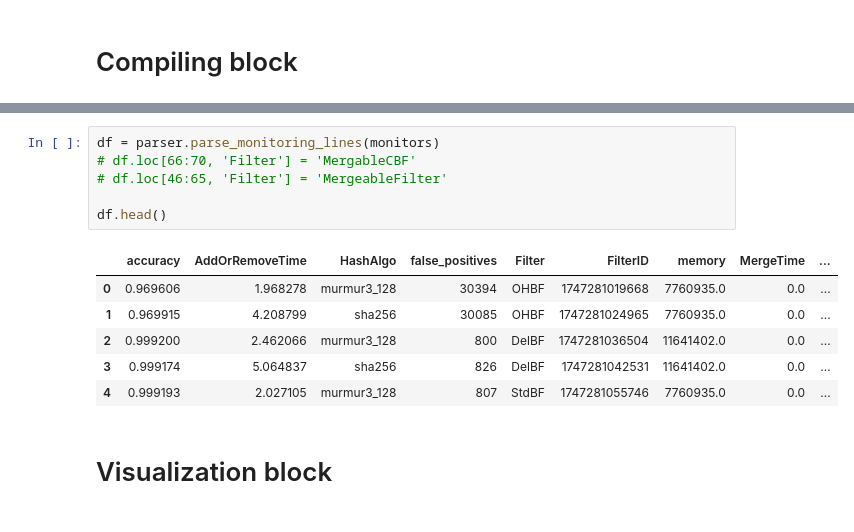
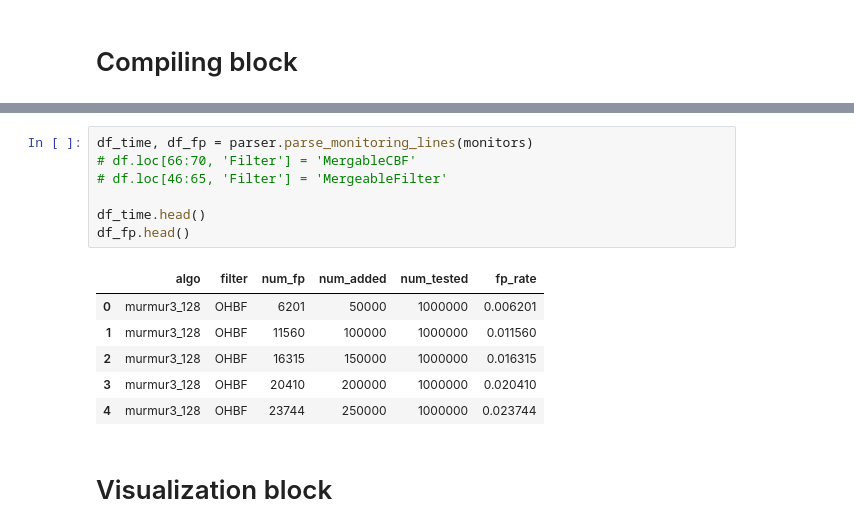
Before and after one commit to anhvt2k3/cpp-bfvars, a Jupyter notebook: capstone-handler.ipynb, the cells around one changed output, grey strips where cells are left out. Cells and saved outputs as stored; diff of their text form.

```diff
--- a/capstone-handler.ipynb
+++ b/capstone-handler.ipynb
@@ -118,16 +135,17 @@ monitors, logs = parser.run()
 # %%
-df = parser.parse_monitoring_lines(monitors)
+df_time, df_fp = parser.parse_monitoring_lines(monitors)
 # df.loc[66:70, 'Filter'] = 'MergableCBF'
 # df.loc[46:65, 'Filter'] = 'MergeableFilter'
 
-df.head()
+df_time.head()
+df_fp.head()
 # %% [output]
-|  | accuracy | AddOrRemoveTime | HashAlgo | false_positives | Filter | FilterID | memory | MergeTime | ... |
-| 0 | 0.969606 | 1.968278 | murmur3_128 | 30394 | OHBF | 1747281019668 | 7760935.0 | 0.0 | ... |
-| 1 | 0.969915 | 4.208799 | sha256 | 30085 | OHBF | 1747281024965 | 7760935.0 | 0.0 | ... |
-| 2 | 0.999200 | 2.462066 | murmur3_128 | 800 | DelBF | 1747281036504 | 11641402.0 | 0.0 | ... |
-| 3 | 0.999174 | 5.064837 | sha256 | 826 | DelBF | 1747281042531 | 11641402.0 | 0.0 | ... |
-| 4 | 0.999193 | 2.027105 | murmur3_128 | 807 | StdBF | 1747281055746 | 7760935.0 | 0.0 | ... |
+|  | algo | filter | num_fp | num_added | num_tested | fp_rate |
+| 0 | murmur3_128 | OHBF | 6201 | 50000 | 1000000 | 0.006201 |
+| 1 | murmur3_128 | OHBF | 11560 | 100000 | 1000000 | 0.011560 |
+| 2 | murmur3_128 | OHBF | 16315 | 150000 | 1000000 | 0.016315 |
+| 3 | murmur3_128 | OHBF | 20410 | 200000 | 1000000 | 0.020410 |
+| 4 | murmur3_128 | OHBF | 23744 | 250000 | 1000000 | 0.023744 |
 # %% [markdown]
 # Visualization block
 # %%
```
Also changed, not shown: parts of 5 cells of this notebook, 1 other file.
